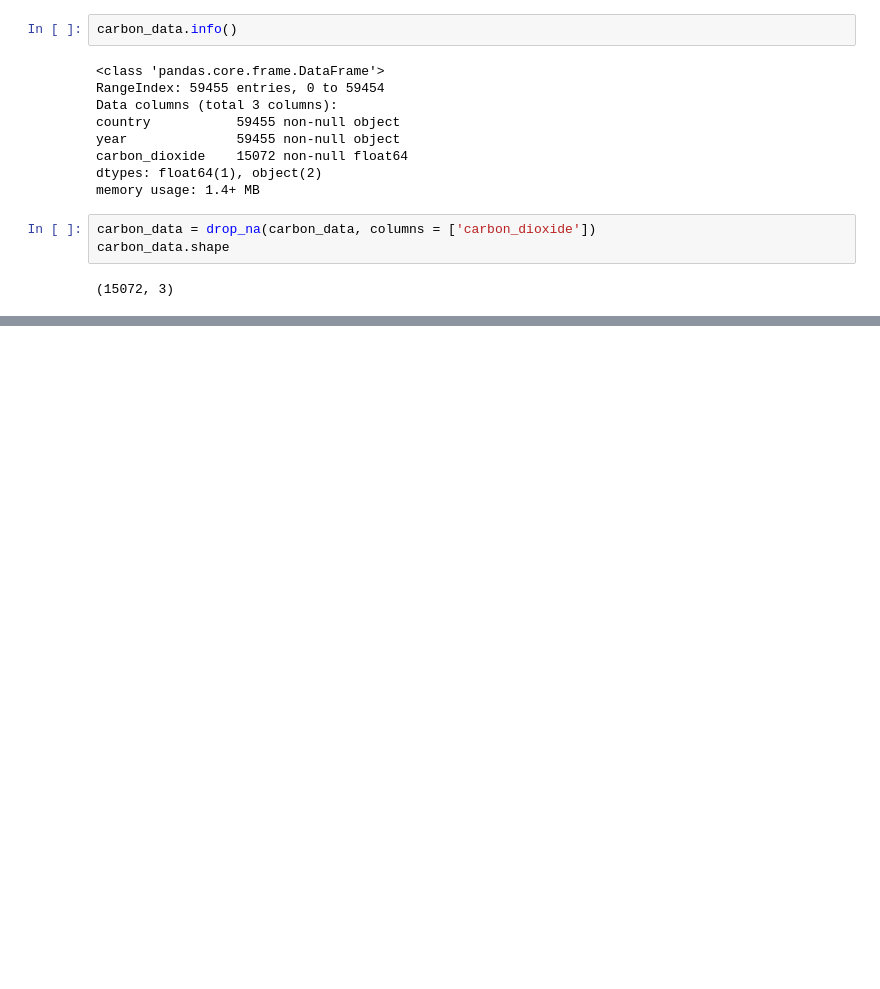
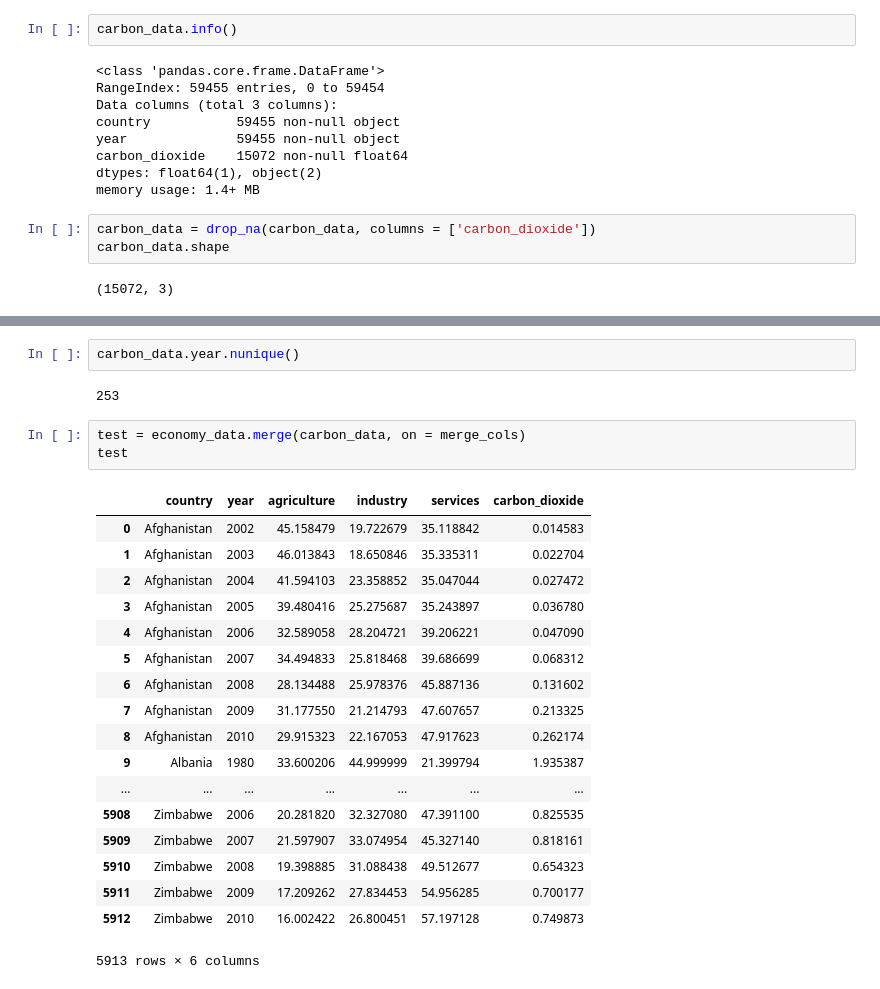
Before and after one commit to StanDimitroff/Data-Science, a Jupyter notebook: CourseProject/Course Project.ipynb, the cells around one changed output, grey strips where cells are left out. Cells and saved outputs as stored; diff of their text form; blank space fills up the shorter version.

```diff
--- a/CourseProject/Course Project.ipynb
+++ b/CourseProject/Course Project.ipynb
@@ -269,0 +314,26 @@ memory usage: 471.0+ KB
+# %%
+carbon_data.year.nunique()
+# %% [output]
+253
+# %%
+test = economy_data.merge(carbon_data, on = merge_cols)
+test
+# %% [output]
+|  | country | year | agriculture | industry | services | carbon_dioxide |
+| 0 | Afghanistan | 2002 | 45.158479 | 19.722679 | 35.118842 | 0.014583 |
+| 1 | Afghanistan | 2003 | 46.013843 | 18.650846 | 35.335311 | 0.022704 |
+| 2 | Afghanistan | 2004 | 41.594103 | 23.358852 | 35.047044 | 0.027472 |
+| 3 | Afghanistan | 2005 | 39.480416 | 25.275687 | 35.243897 | 0.036780 |
+| 4 | Afghanistan | 2006 | 32.589058 | 28.204721 | 39.206221 | 0.047090 |
+| 5 | Afghanistan | 2007 | 34.494833 | 25.818468 | 39.686699 | 0.068312 |
+| 6 | Afghanistan | 2008 | 28.134488 | 25.978376 | 45.887136 | 0.131602 |
+| 7 | Afghanistan | 2009 | 31.177550 | 21.214793 | 47.607657 | 0.213325 |
+| 8 | Afghanistan | 2010 | 29.915323 | 22.167053 | 47.917623 | 0.262174 |
+| 9 | Albania | 1980 | 33.600206 | 44.999999 | 21.399794 | 1.935387 |
+| ... | ... | ... | ... | ... | ... | ... |
+| 5908 | Zimbabwe | 2006 | 20.281820 | 32.327080 | 47.391100 | 0.825535 |
+| 5909 | Zimbabwe | 2007 | 21.597907 | 33.074954 | 45.327140 | 0.818161 |
+| 5910 | Zimbabwe | 2008 | 19.398885 | 31.088438 | 49.512677 | 0.654323 |
+| 5911 | Zimbabwe | 2009 | 17.209262 | 27.834453 | 54.956285 | 0.700177 |
+| 5912 | Zimbabwe | 2010 | 16.002422 | 26.800451 | 57.197128 | 0.749873 |
+5913 rows × 6 columns
```
Also changed, not shown: parts of 15 cells of this notebook.
